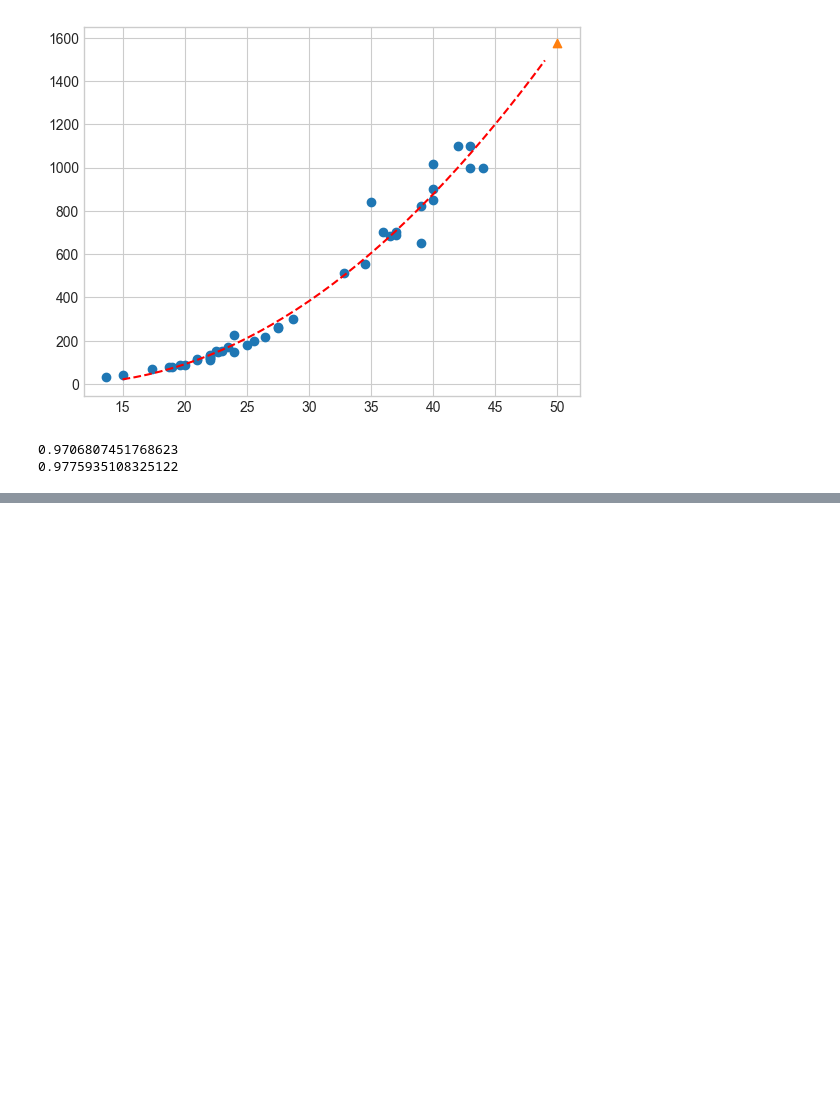
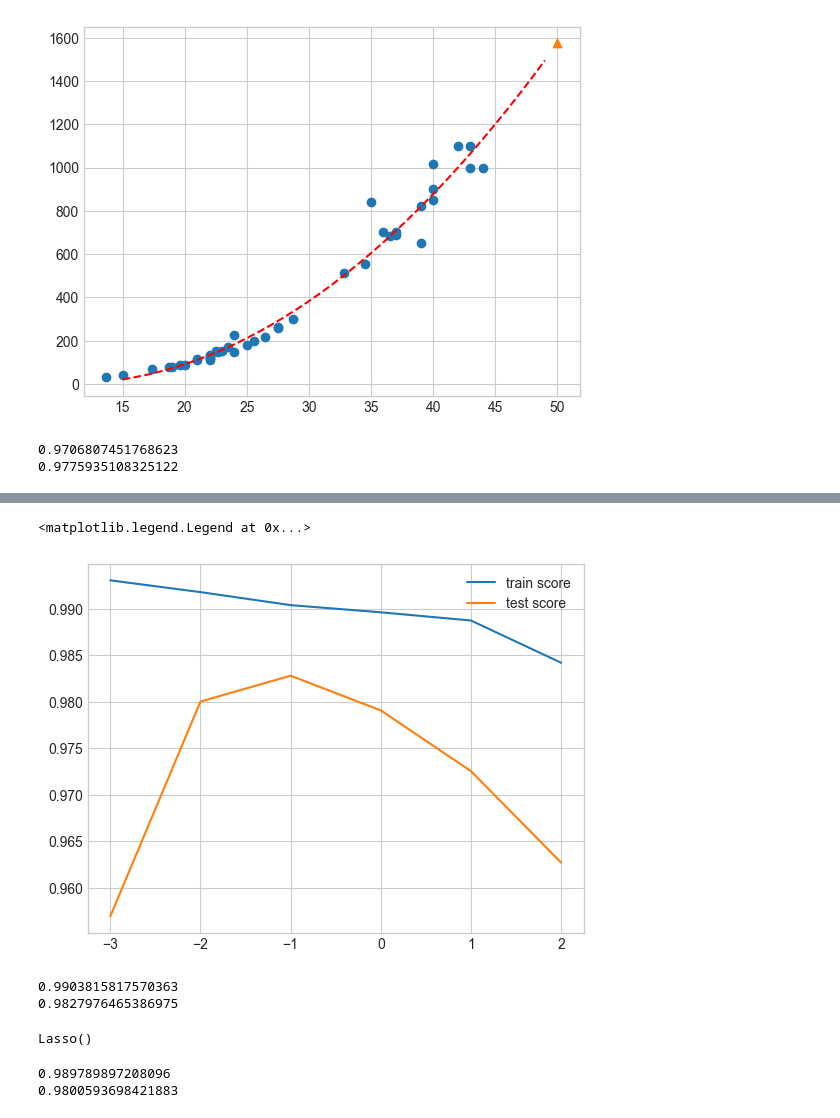
Before and after one commit to SongBeom00/ML, a Jupyter notebook: Linear Regression.ipynb, the cells around one changed output, grey strips where cells are left out. Cells and saved outputs as stored; diff of their text form; code cells hidden in the pictures; blank space fills up the shorter version.

```diff
--- a/Linear Regression.ipynb
+++ b/Linear Regression.ipynb
@@ -98,2 +193,5 @@ print(lr.score(test_poly,y_test))
 # %%
-from sklearn.preprocessing import PolynomialFeatures
+from sklearn.preprocessing import StandardScaler
+
+ss = StandardScaler()
+ss.fit(train_poly)
@@ -99,0 +200,8 @@ from sklearn.preprocessing import PolynomialFeatures
+# %%
+train_scaled =ss.transform(train_poly)
+test_scaled = ss.transform(test_poly)
+# %%
+from sklearn.linear_model import Ridge
+
+ridge = Ridge() # 기본값 alpha = 1
+ridge.fit(train_scaled,y_train)
@@ -99,0 +216,9 @@ from sklearn.preprocessing import PolynomialFeatures
+# %%
+train_list = []
+test_list = []
+alpha =[0.001,0.01,0.1,1,10,100]
+for i in alpha :
+    ridge = Ridge(alpha=i)
+    ridge.fit(train_scaled,y_train)
+    train_list.append(ridge.score(train_scaled,y_train))
+    test_list.append(ridge.score(test_scaled,y_test))
@@ -99,0 +240,27 @@ from sklearn.preprocessing import PolynomialFeatures
+# %%
+plt.plot(np.log10(alpha),train_list,label ='train score')
+plt.plot(np.log10(alpha),test_list,label ='test score')
+plt.legend()
+# %% [output]
+<matplotlib.legend.Legend at 0x...>
+[figure, added]
+# %%
+ridge =Ridge(alpha=0.1)
+ridge.fit(train_scaled,y_train)
+print(ridge.score(train_scaled,y_train))
+print(ridge.score(test_scaled,y_test))
+# %% [output]
+0.9903815817570363
+0.9827976465386975
+# %%
+from sklearn.linear_model import Lasso
+lasso = Lasso()
+lasso.fit(train_scaled,y_train)
+# %% [output]
+Lasso()
+# %%
+print(lasso.score(train_scaled,y_train))
+print(lasso.score(test_scaled,y_test))
+# %% [output]
+0.989789897208096
+0.9800593698421883
```
Also changed, not shown: parts of 23 cells of this notebook, 3 other files.
